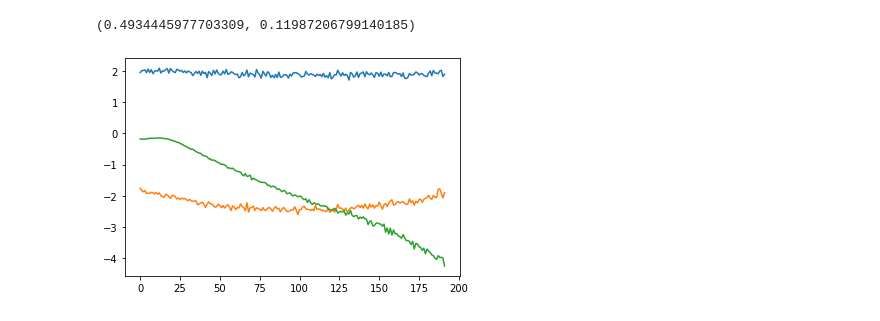
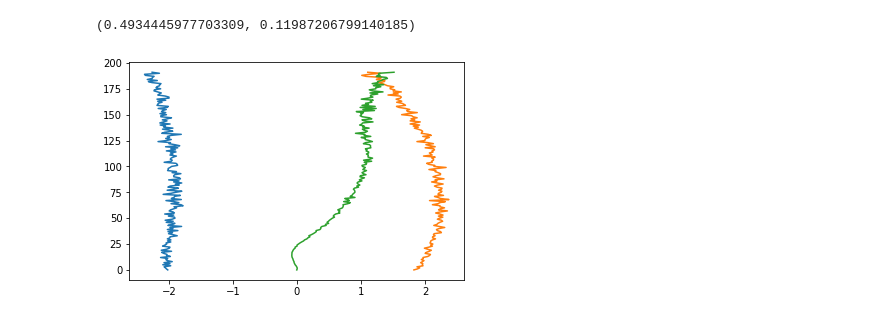
Before and after one commit to peter-popov/unhack-openpilot, a Jupyter notebook: nbs/prepare_image_comma.ipynb, the cells around one changed output. Drawn from its saved outputs; the diff is of its cells as text; code cells hidden in the pictures.

```diff
--- a/nbs/prepare_image_comma.ipynb
+++ b/nbs/prepare_image_comma.ipynb
@@ -89,11 +87,11 @@ right_prob = sigmoid(mu[6*N+1])
 left_prob, right_prob
 # %% [output]
 (0.4934445977703309, 0.11987206799140185)
-# %%
-import matplotlib.pyplot as plt
-plt.plot(left[0])
-plt.plot(right[0])
-plt.plot(path[0])
-plt.show()
-# %% [output]
-[figure, removed]
+# %%
+# Predicted by the model the shape of the lanes and path to drive in road CS (x->forwatd, y->left, z->up)
+plt.plot(-left[0], range(0,192))
+plt.plot(-right[0], range(0,192))
+plt.plot(-path[0], range(0,192))
+plt.show()
+# %% [output]
+[figure, added]
```
Also changed, not shown: parts of 10 cells of this notebook, 35 other files.
